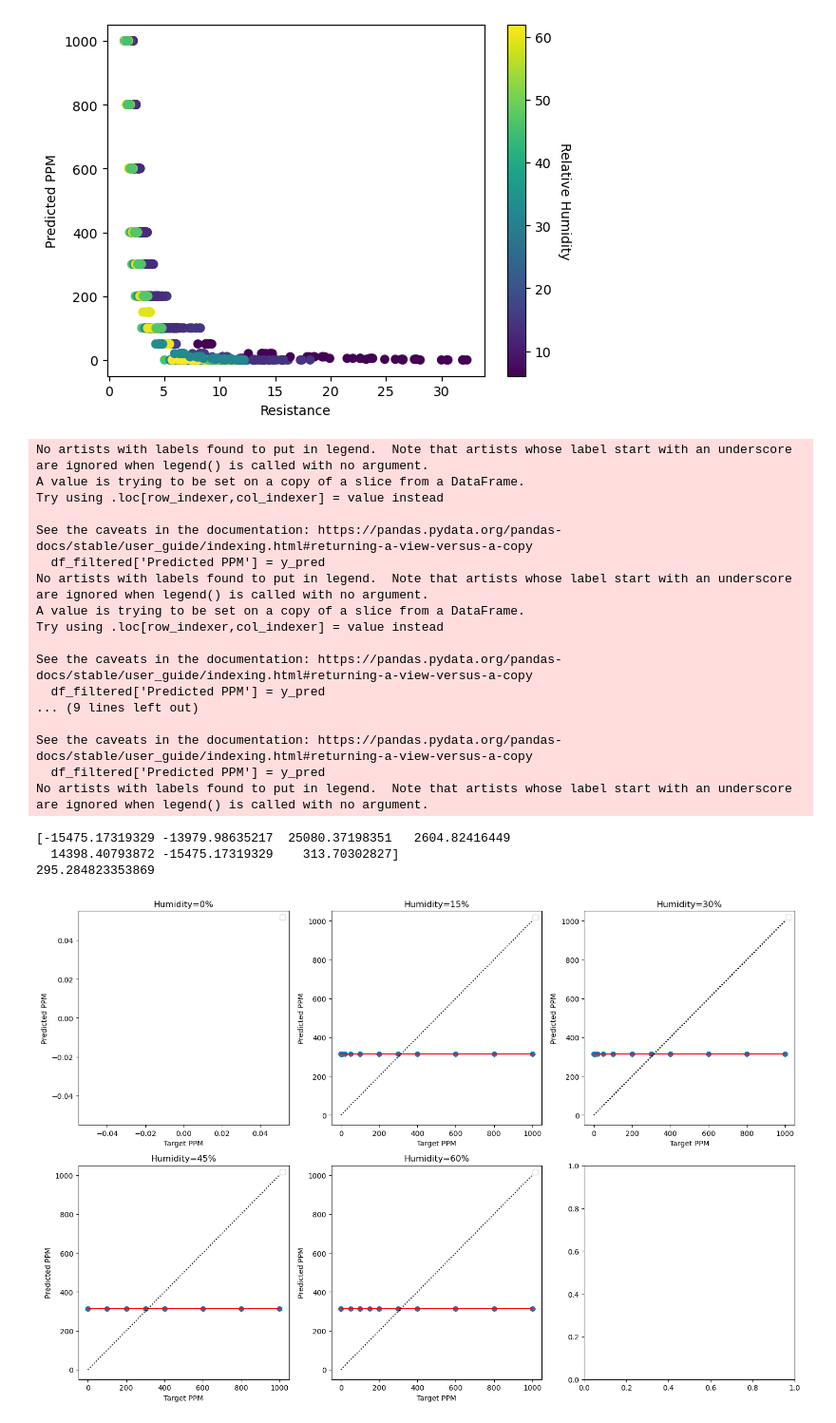
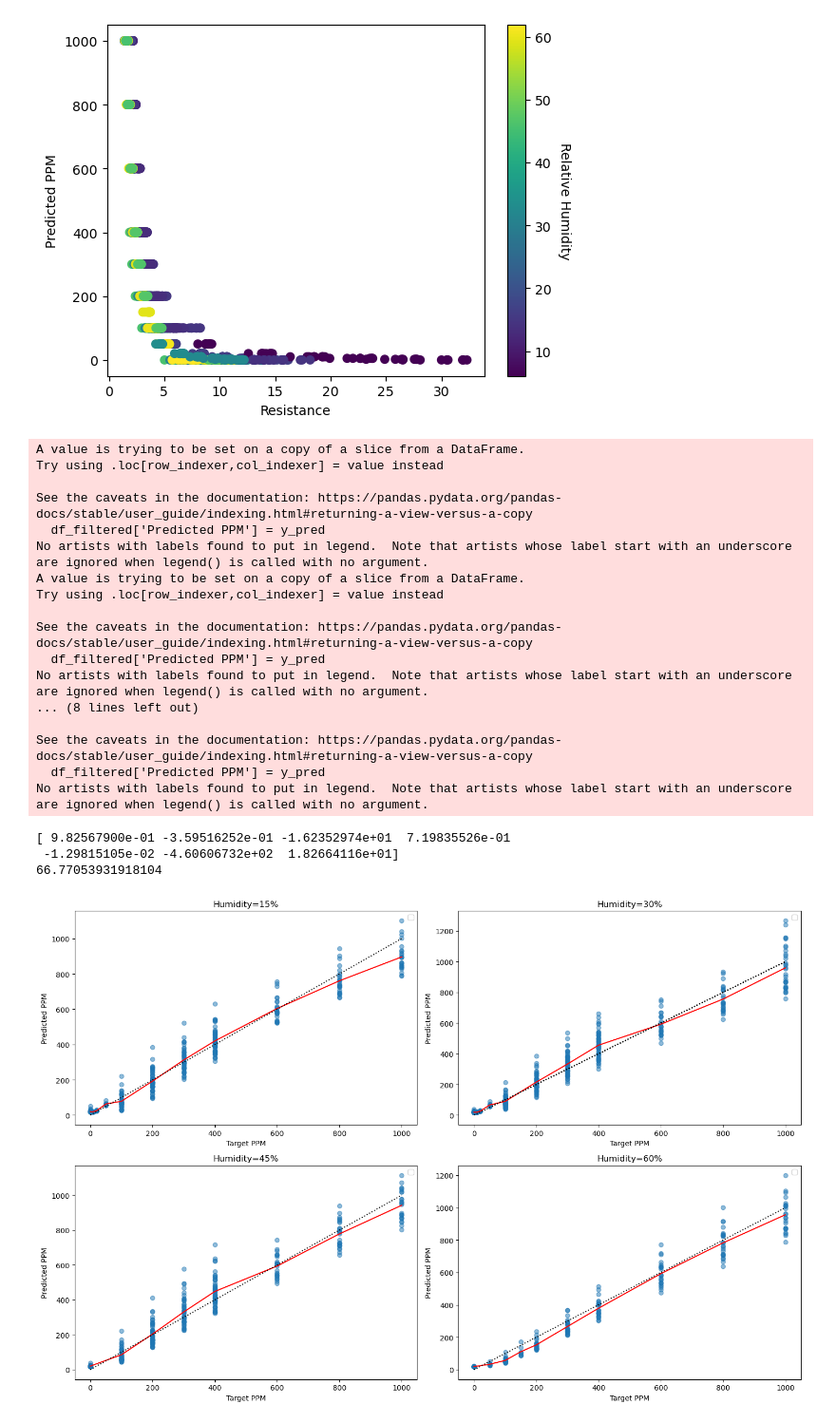
Before and after one commit to Coopsims/MethaneDataScience, a Jupyter notebook: Ben's Analysis/Equation Generation.ipynb, the cells around one changed output. Shown at 95% size. Saved outputs shown, nothing was run; the diff lists cells and outputs as text; code cells hidden in the pictures.

Commit message:
added another way to visualize predictions

```diff
--- a/Ben's Analysis/Equation Generation.ipynb
+++ b/Ben's Analysis/Equation Generation.ipynb
@@ -78,7 +78,7 @@ plt.show()
 def funkEQ(X, a, b,c,d,e,f,g):
     R, H, T = X
     with np.errstate(over='ignore'):
-        stuff=a*np.exp((((-1*R)/(H**b))*c)+(-1*H*d)+(-1*T*e)+f)+g
+        stuff=a**((((-1*R)/(H**b))*c)+(-1*H*d)+(-1*T*e)+f)+g
     return stuff
 p0 = 1, 1, 1, 1, 1,1,1
 
@@ -134,9 +134,9 @@ conf_int_lower = y_pred - t_val * predict_std_val
 conf_int_upper = y_pred + t_val * predict_std_val
 
 # break up the points by humidity percentage to show more accurate graphs
-humidity_values = [0, 15, 30, 45, 60]  # Updated humidity values
+humidity_values = [15, 30, 45, 60]  # Updated humidity values
 
-fig, axs = plt.subplots(2, 3, figsize=(15, 10))  # Create a 2x3 grid of subplots for 5 humidities
+fig, axs = plt.subplots(2, 2, figsize=(15, 10))  # Create a 2x3 grid of subplots for 5 humidities
 
 # Flatten the axs array in case it's 2D
 axs = axs.flatten()
@@ -168,36 +168,36 @@ for i, H in enumerate(humidity_values):
     axs[i].set_xlabel('Target PPM')
     axs[i].set_ylabel('Predicted PPM')
     axs[i].set_title(f'Humidity={H}%')
 
 plt.tight_layout()  # Adjust layout to prevent overlapping
 plt.show()
 
 #############
 #Funk7.1 RMSE: 7.76      R2: 0.776       Note: Works for all humidity tested
 #Funk6.5 RMSE: 10.06     R2: 0.49        Note: Does not work for 0% humidity
 #Bast    RMSE: 10.12     R2: 0.57        Note: Does Terrible at 0PPM
 #
 #
 #############
 # %% [output]
-No artists with labels found to put in legend.  Note that artists whose label start with an underscore are ignored when legend() is called with no argument.
 A value is trying to be set on a copy of a slice from a DataFrame.
 Try using .loc[row_indexer,col_indexer] = value instead
 
 See the caveats in the documentation: https://pandas.pydata.org/pandas-docs/stable/user_guide/indexing.html#returning-a-view-versus-a-copy
   df_filtered['Predicted PPM'] = y_pred
 No artists with labels found to put in legend.  Note that artists whose label start with an underscore are ignored when legend() is called with no argument.
 A value is trying to be set on a copy of a slice from a DataFrame.
 Try using .loc[row_indexer,col_indexer] = value instead
 
 See the caveats in the documentation: https://pandas.pydata.org/pandas-docs/stable/user_guide/indexing.html#returning-a-view-versus-a-copy
   df_filtered['Predicted PPM'] = y_pred
-... (9 lines left out)
+No artists with labels found to put in legend.  Note that artists whose label start with an underscore are ignored when legend() is called with no argument.
+... (8 lines left out)
 
 See the caveats in the documentation: https://pandas.pydata.org/pandas-docs/stable/user_guide/indexing.html#returning-a-view-versus-a-copy
   df_filtered['Predicted PPM'] = y_pred
 No artists with labels found to put in legend.  Note that artists whose label start with an underscore are ignored when legend() is called with no argument.
-[-15475.17319329 -13979.98635217  25080.37198351   2604.82416449
-  14398.40793872 -15475.17319329    313.70302827]
-295.284823353869
+[ 9.82567900e-01 -3.59516252e-01 -1.62352974e+01  7.19835526e-01
+ -1.29815105e-02 -4.60606732e+02  1.82664116e+01]
+66.77053931918104
-[figure, old version]
+[figure, new version]
```
Also changed, not shown: parts of 4 cells of this notebook.
